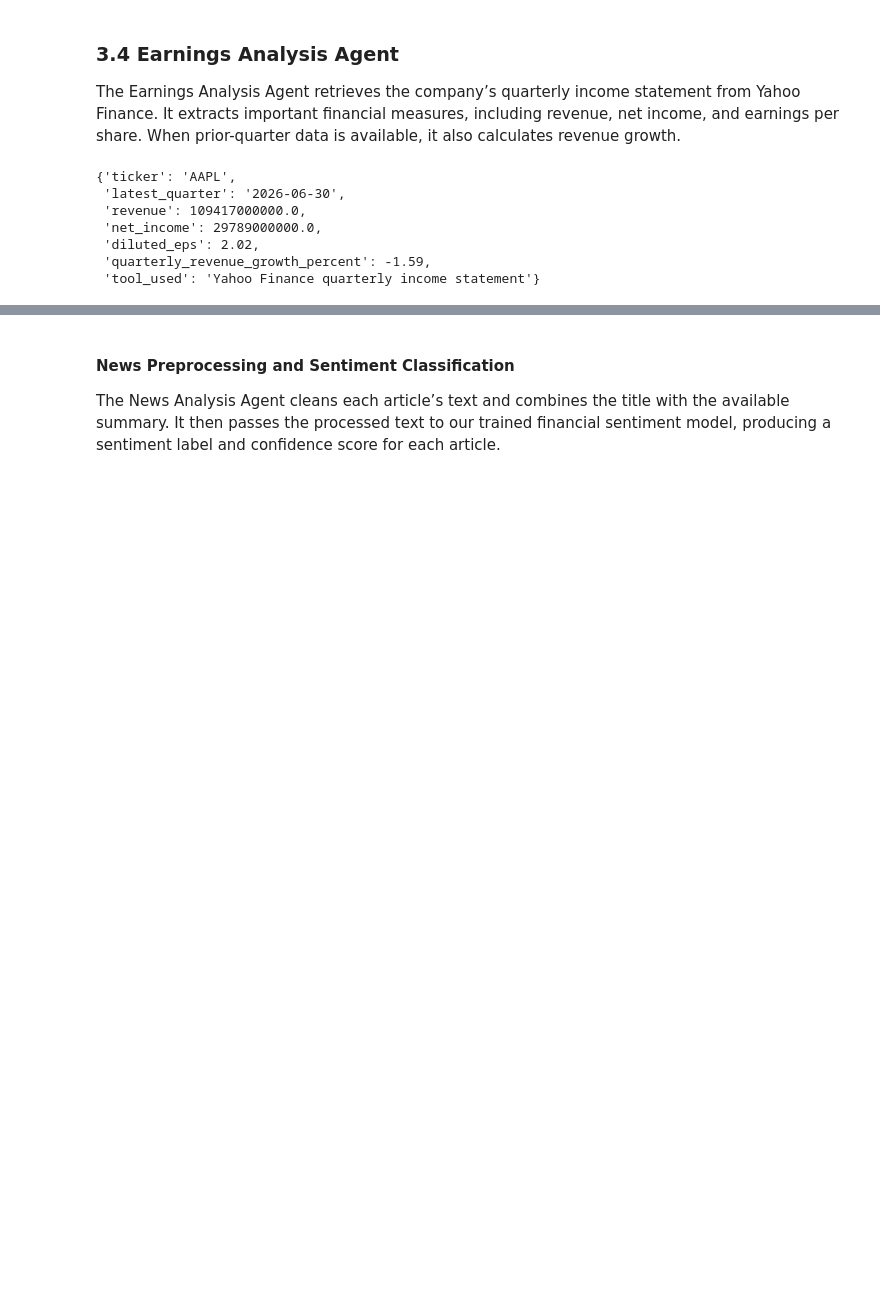
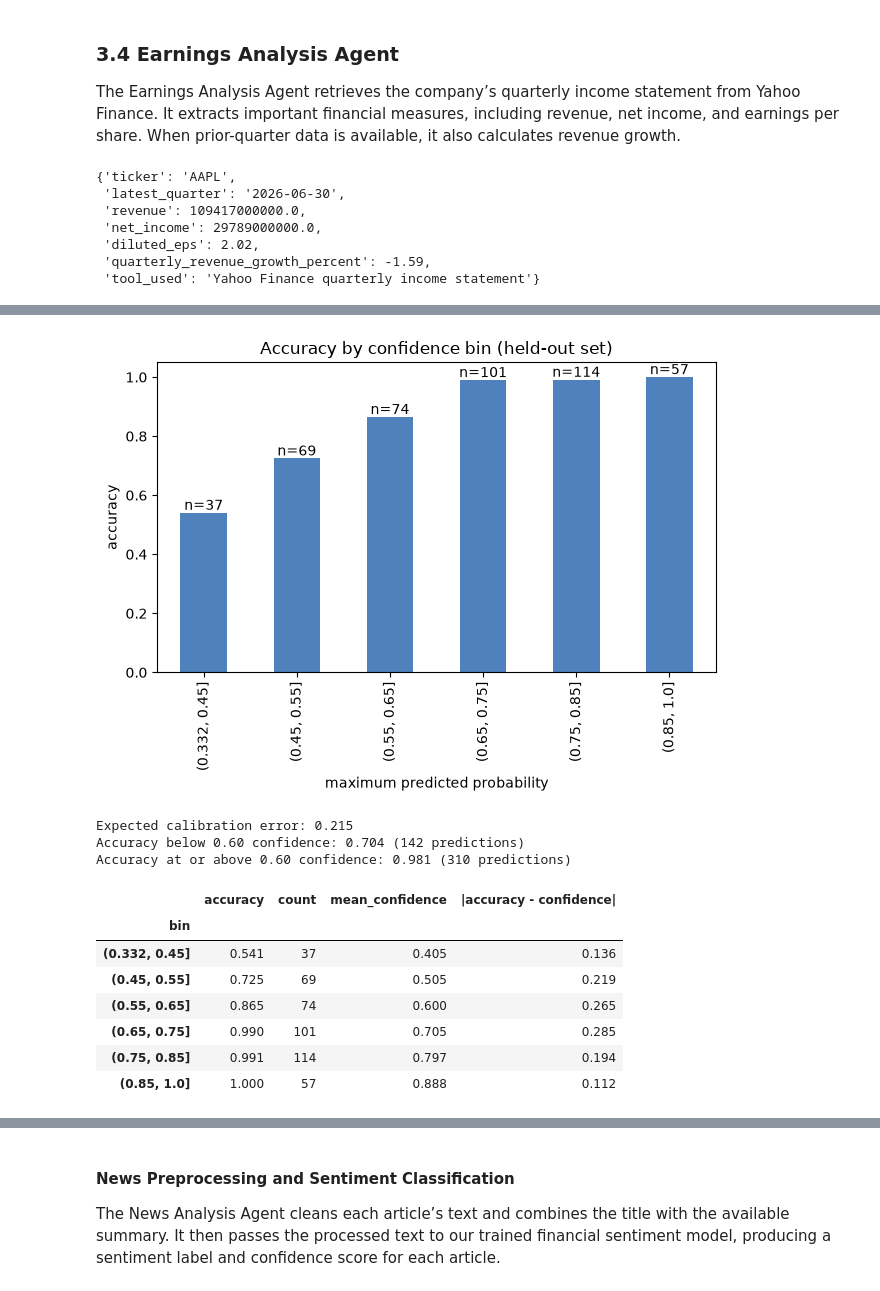
Before and after one commit to psuranUSD/USD-AAI-520-Final-Project-Group-10, a Jupyter notebook: notebooks/Team-10-Investment-Research-Agent.ipynb, the cells around one changed output, grey strips where cells are left out. Saved outputs shown, nothing was run; the diff lists cells and outputs as text; code cells hidden in the pictures; blank space fills up the shorter version.

Commit message:
improved and included new files

```diff
--- a/notebooks/Team-10-Investment-Research-Agent.ipynb
+++ b/notebooks/Team-10-Investment-Research-Agent.ipynb
@@ -702,0 +586,71 @@ weighted avg       0.90      0.90      0.90       452
+# %%
+# Calibration: does reported confidence track correctness?
+probabilities = sentiment_model.predict_proba(x_test)
+confidence = probabilities.max(axis=1)
+predictions_correct = (sentiment_predictions == y_test.to_numpy())
+
+calibration_frame = pd.DataFrame(
+    {"confidence": confidence, "correct": predictions_correct}
+)
+calibration_frame["bin"] = pd.cut(
+    confidence,
+    bins=[1 / 3, 0.45, 0.55, 0.65, 0.75, 0.85, 1.0],
+    include_lowest=True
+)
+
+# Expected calibration error compares per-bin accuracy with the bin's
+# mean confidence, the quantity the model actually reported.
+calibration = (
+    calibration_frame
+    .groupby("bin", observed=True)
+    .agg(
+        accuracy=("correct", "mean"),
+        count=("correct", "size"),
+        mean_confidence=("confidence", "mean"),
+    )
+)
+calibration["|accuracy - confidence|"] = (
+    calibration["accuracy"] - calibration["mean_confidence"]
+).abs()
+
+expected_calibration_error = (
+    (calibration["count"] / calibration["count"].sum())
+    * calibration["|accuracy - confidence|"]
+).sum()
+
+ax = calibration["accuracy"].plot.bar(
+    color="#4f81bd", title="Accuracy by confidence bin (held-out set)"
+)
+ax.set_xlabel("maximum predicted probability")
+ax.set_ylabel("accuracy")
+for i, (_, row) in enumerate(calibration.iterrows()):
+    ax.text(i, row["accuracy"] + 0.01, f"n={int(row['count'])}", ha="center")
+plt.tight_layout()
+plt.show()
+
+low_confidence = confidence < 0.60
+print(f"Expected calibration error: {expected_calibration_error:.3f}")
+print(
+    f"Accuracy below 0.60 confidence: "
+    f"{predictions_correct[low_confidence].mean():.3f} "
+    f"({int(low_confidence.sum())} predictions)"
+)
+print(
+    f"Accuracy at or above 0.60 confidence: "
+    f"{predictions_correct[~low_confidence].mean():.3f} "
+    f"({int((~low_confidence).sum())} predictions)"
+)
+display(calibration.round(3))
+# %% [output]
+[figure, added]
+Expected calibration error: 0.215
+Accuracy below 0.60 confidence: 0.704 (142 predictions)
+Accuracy at or above 0.60 confidence: 0.981 (310 predictions)
+|  | accuracy | count | mean_confidence | |accuracy - confidence| |
+| bin |  |  |  |  |
+| (0.332, 0.45] | 0.541 | 37 | 0.405 | 0.136 |
+| (0.45, 0.55] | 0.725 | 69 | 0.505 | 0.219 |
+| (0.55, 0.65] | 0.865 | 74 | 0.600 | 0.265 |
+| (0.65, 0.75] | 0.990 | 101 | 0.705 | 0.285 |
+| (0.75, 0.85] | 0.991 | 114 | 0.797 | 0.194 |
+| (0.85, 1.0] | 1.000 | 57 | 0.888 | 0.112 |
```
Also changed, not shown: parts of 66 cells of this notebook, 6 other files.
